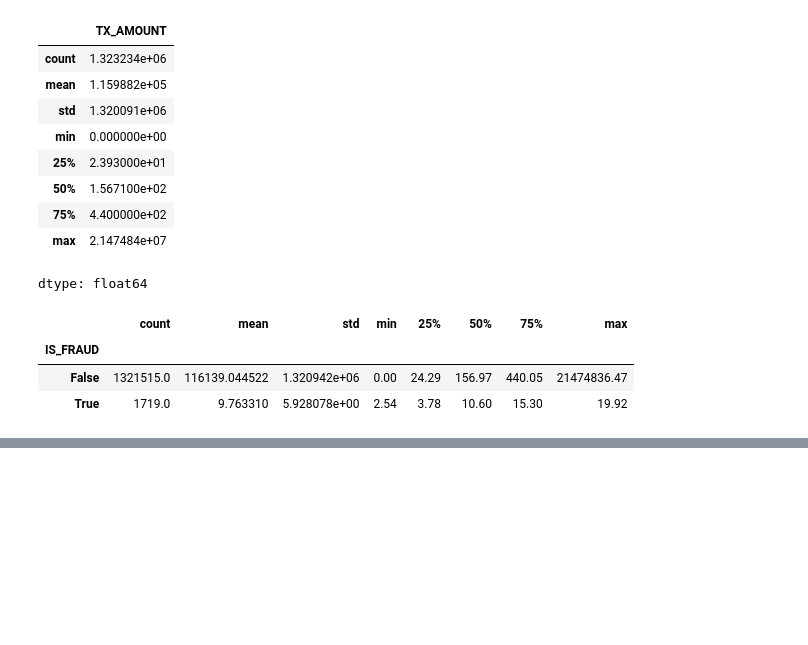
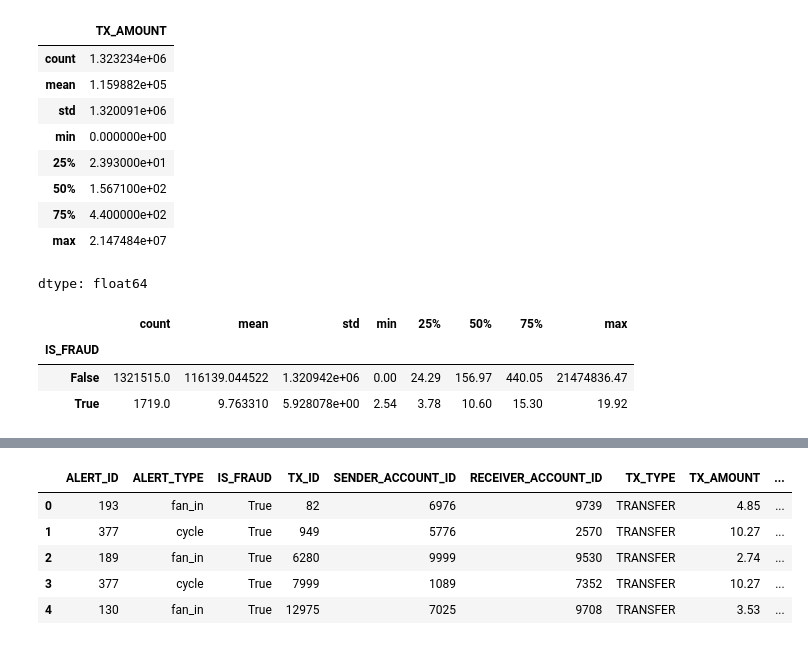
Before and after one commit to Roopanshi-Marwaha/Fraud_Ring_Detection, a Jupyter notebook: Fraud_Ring_Detection.ipynb, the cells around one changed output, grey strips where cells are left out. Saved outputs shown, nothing was run; the diff lists cells and outputs as text; code cells hidden in the pictures; blank space fills up the shorter version.

Commit message:
EDA: explore alerts.csv (ring types, ring sizes, edge case rings at simulation boundary)

```diff
--- a/Fraud_Ring_Detection.ipynb
+++ b/Fraud_Ring_Detection.ipynb
@@ -197,0 +217,12 @@ transactions.groupby('IS_FRAUD')['TX_AMOUNT'].describe()
+# %%
+alerts.head()
+
+# ALERT_ID = 377 do baar aaya hai (row 1 aur row 3), same TX_AMOUNT (10.27) ke saath lekin alag TX_ID, alag sender/receiver, alag timestamp.
+# Iska matlab: ek ALERT_ID = ek poora fraud ring, aur uss ring ke multiple transactions hote hain jo saath mein table mein listed hain. Matlab agar cycle hai A→B→C→A, toh teeno transactions (A→B, B→C, C→A) same ALERT_ID share karenge, alag alag rows mein
+# %% [output]
+|  | ALERT_ID | ALERT_TYPE | IS_FRAUD | TX_ID | SENDER_ACCOUNT_ID | RECEIVER_ACCOUNT_ID | TX_TYPE | TX_AMOUNT | ... |
+| 0 | 193 | fan_in | True | 82 | 6976 | 9739 | TRANSFER | 4.85 | ... |
+| 1 | 377 | cycle | True | 949 | 5776 | 2570 | TRANSFER | 10.27 | ... |
+| 2 | 189 | fan_in | True | 6280 | 9999 | 9530 | TRANSFER | 2.74 | ... |
+| 3 | 377 | cycle | True | 7999 | 1089 | 7352 | TRANSFER | 10.27 | ... |
+| 4 | 130 | fan_in | True | 12975 | 7025 | 9708 | TRANSFER | 3.53 | ... |
```
Also changed, not shown: parts of 7 cells of this notebook.
